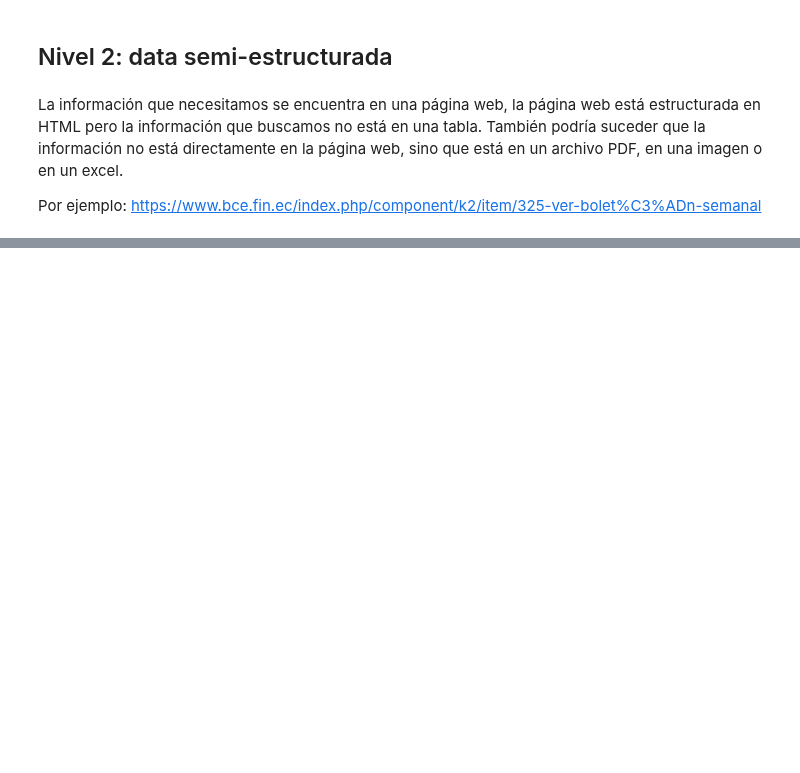
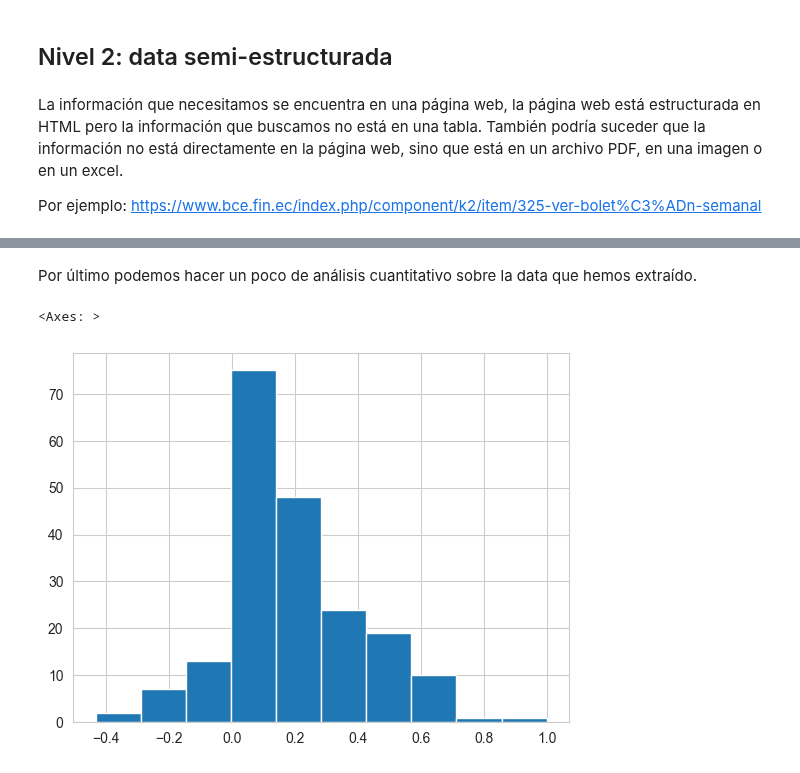
Before and after one commit to alejo-acosta/web-scraping, a Jupyter notebook: web-scraping-economía-UDLA.ipynb, the cells around one changed output, grey strips where cells are left out. Drawn from its saved outputs; the diff is of its cells as text; code cells hidden in the pictures; blank space fills up the shorter version.

```diff
--- a/web-scraping-economía-UDLA.ipynb
+++ b/web-scraping-economía-UDLA.ipynb
@@ -159,0 +275,13 @@ ValueError: too many values to unpack (expected 2)
+# %%
+find_review = (By.CLASS_NAME, 'review-text')
+reviews = driver.find_elements(*find_review)
+reviews = [review.text for review in reviews]
+# %%
+# <span data-qa="review-date">May 21, 2024</span>
+find_date = (By.XPATH, '//span[@data-qa="review-date"]')
+dates = driver.find_elements(*find_date)
+dates = [date.text for date in dates]
+# %%
+# unir todo en un DataFrame
+df = pd.DataFrame({'name': names, 'review': reviews, 'date': dates})
+df
@@ -159,0 +304,12 @@ ValueError: too many values to unpack (expected 2)
+# %% [markdown]
+Por último podemos hacer un poco de análisis cuantitativo sobre la data que hemos extraído.
+# %%
+from textblob import TextBlob
+
+# Create a new column in the DataFrame for the sentiment score
+df['sentiment'] = df['review'].apply(lambda review: TextBlob(review).sentiment.polarity)
+# %%
+df.sentiment.hist()
+# %% [output]
+<Axes: >
+[figure, added]
```
Also changed, not shown: parts of 16 cells of this notebook, 12 other files.
